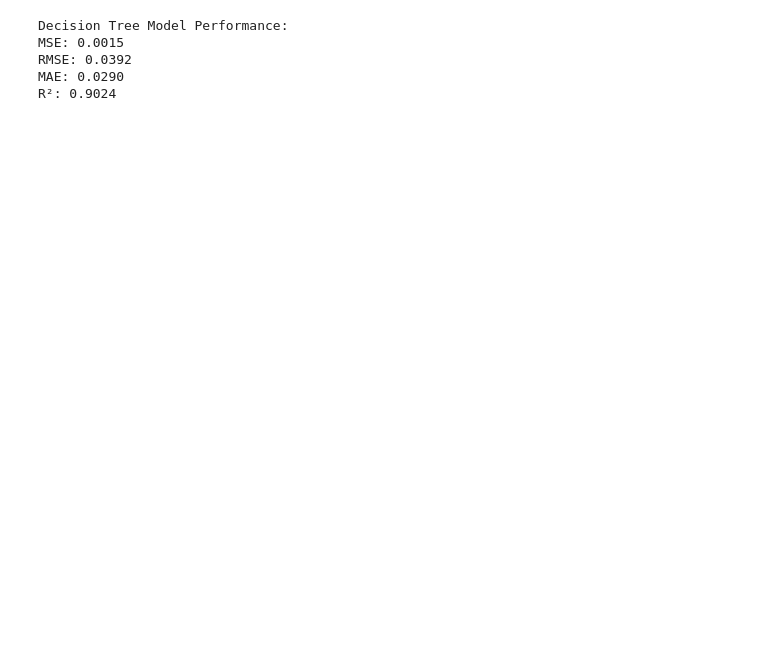
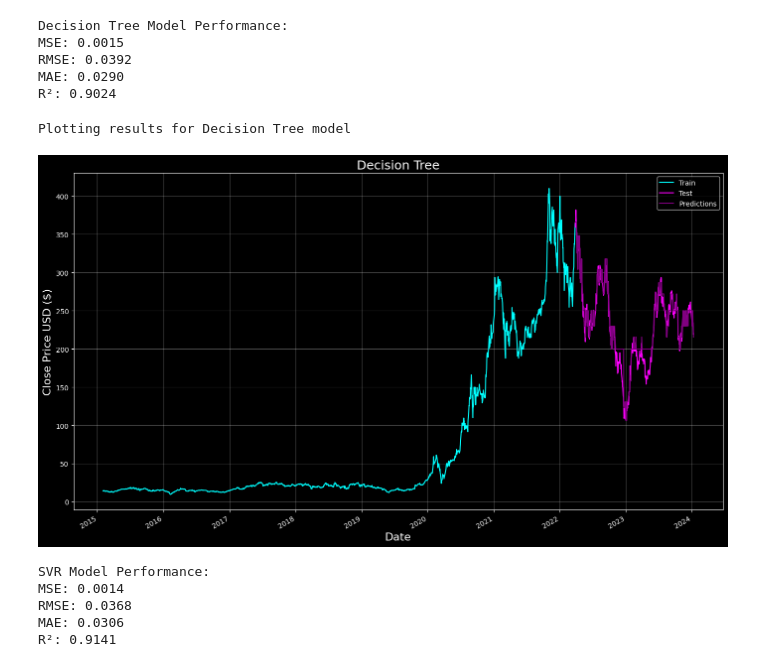
Before and after one commit to nuha-95/Time-Series-Forecasting, a Jupyter notebook: Tesla_train.ipynb, the cells around one changed output. Drawn from its saved outputs; the diff is of its cells as text; code cells hidden in the pictures; blank space fills up the shorter version.

```diff
--- a/Tesla_train.ipynb
+++ b/Tesla_train.ipynb
@@ -273,3 +218,42 @@ MSE: 0.0015
 RMSE: 0.0392
 MAE: 0.0290
 R²: 0.9024
+# %%
+print(f"\nPlotting results for Decision Tree model")
+plot_train_test_predictions(df, split_idx, y_test_original, dt_pred, model_name="Decision Tree")
+# %% [output]
+Plotting results for Decision Tree model
+[figure, added]
+# %%
+# SVR Model (New Addition)
+from sklearn.svm import SVR
+
+
+svr_model = SVR(kernel='rbf', C=100, gamma=0.1, epsilon=0.1)
+svr_model.fit(X_train_scaled, y_train_scaled)
+svr_pred_scaled = svr_model.predict(X_test_scaled)
+svr_pred = y_scaler.inverse_transform(svr_pred_scaled.reshape(-1, 1)).flatten()
+
+# Metrics
+svr_mse = mean_squared_error(y_test_scaled, svr_pred_scaled)
+svr_rmse = np.sqrt(svr_mse)
+svr_mae = mean_absolute_error(y_test_scaled, svr_pred_scaled)
+svr_r2 = r2_score(y_test_scaled, svr_pred_scaled)
+
+model_results['SVR'] = {
+    'MSE': svr_mse,
+    'RMSE': svr_rmse,
+    'MAE': svr_mae,
+    'R²': svr_r2
+}
+models['SVR'] = svr_model
+
+print("SVR Model Performance:")
+for metric, value in model_results['SVR'].items():
+    print(f"{metric}: {value:.4f}")
+# %% [output]
+SVR Model Performance:
+MSE: 0.0014
+RMSE: 0.0368
+MAE: 0.0306
+R²: 0.9141
```
Also changed, not shown: parts of 27 cells of this notebook, 2 other files.
